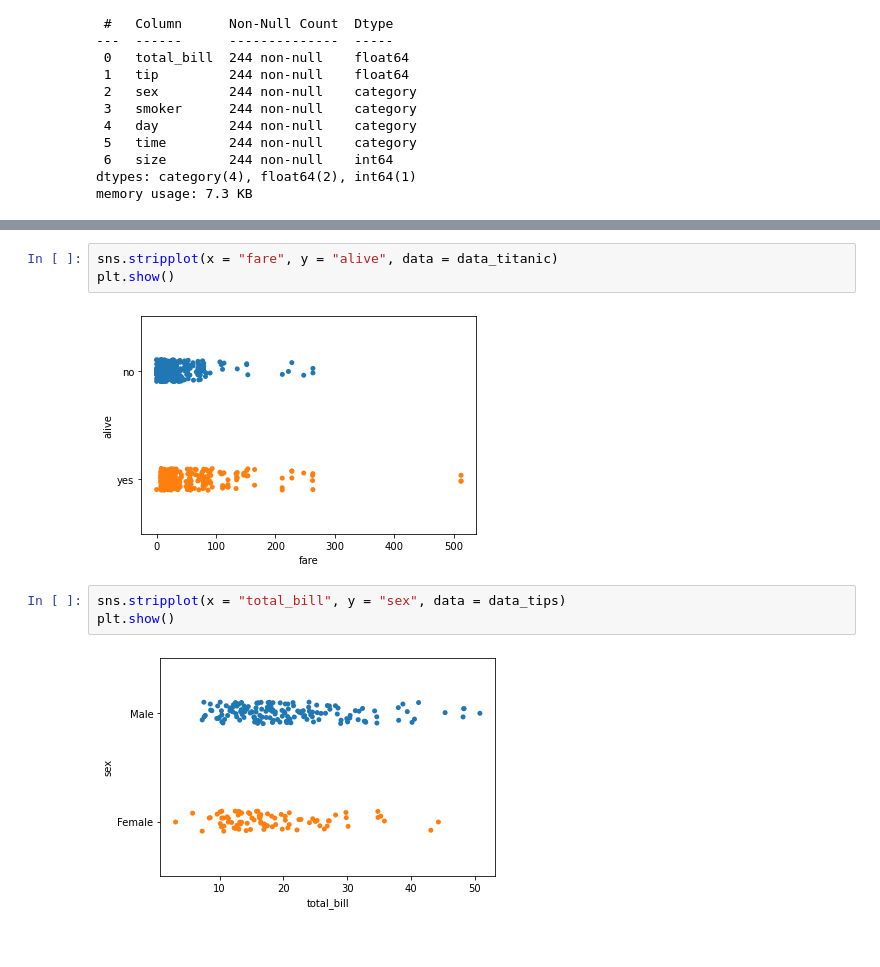
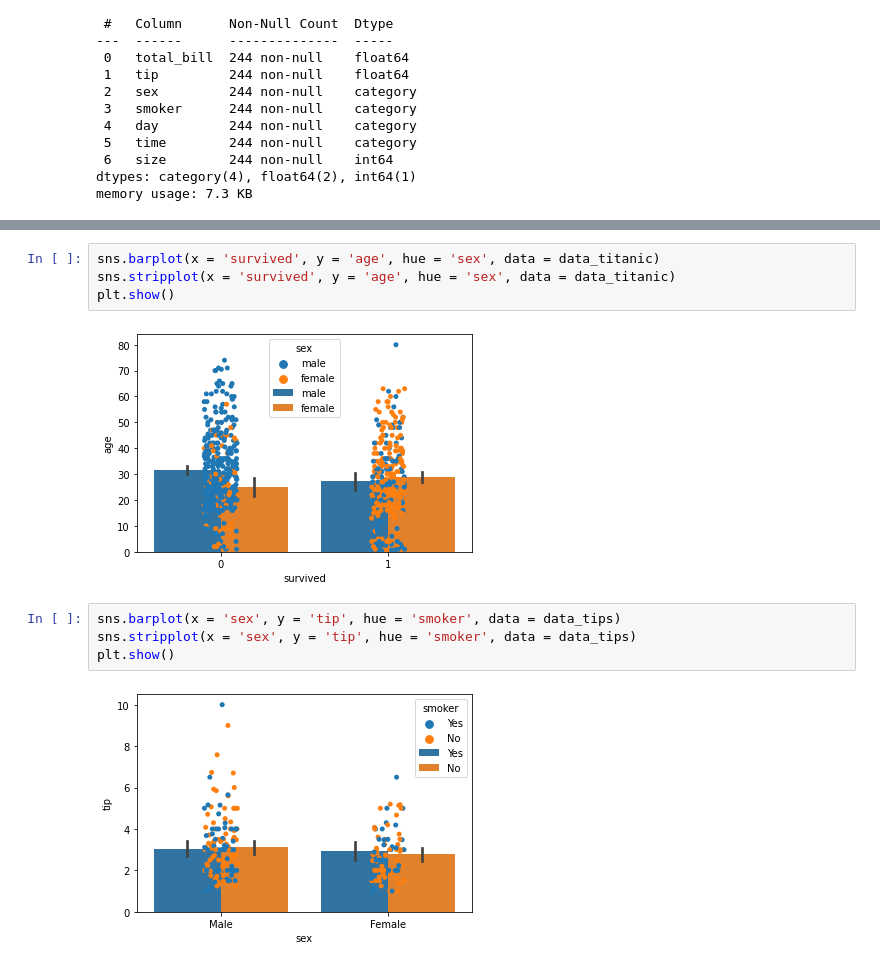
Before and after one commit to anne841124/Python-Data-Science-HW, a Jupyter notebook: Visualization/vir_HW4.ipynb, the cells around one changed output, grey strips where cells are left out. Drawn from its saved outputs; the diff is of its cells as text.

```diff
--- a/Visualization/vir_HW4.ipynb
+++ b/Visualization/vir_HW4.ipynb
@@ -55,10 +45,12 @@ plt.show()
 # %%
-sns.stripplot(x = "fare", y = "alive", data = data_titanic)
+sns.barplot(x = 'survived', y = 'age', hue = 'sex', data = data_titanic)
+sns.stripplot(x = 'survived', y = 'age', hue = 'sex', data = data_titanic)
 plt.show()
 # %% [output]
-[figure, old version]
+[figure, new version]
 # %%
-sns.stripplot(x = "total_bill", y = "sex", data = data_tips)
+sns.barplot(x = 'sex', y = 'tip', hue = 'smoker', data = data_tips)
+sns.stripplot(x = 'sex', y = 'tip', hue = 'smoker', data = data_tips)
 plt.show()
 # %% [output]
-[figure, old version]
+[figure, new version]
```
Also changed, not shown: parts of 2 cells of this notebook.
